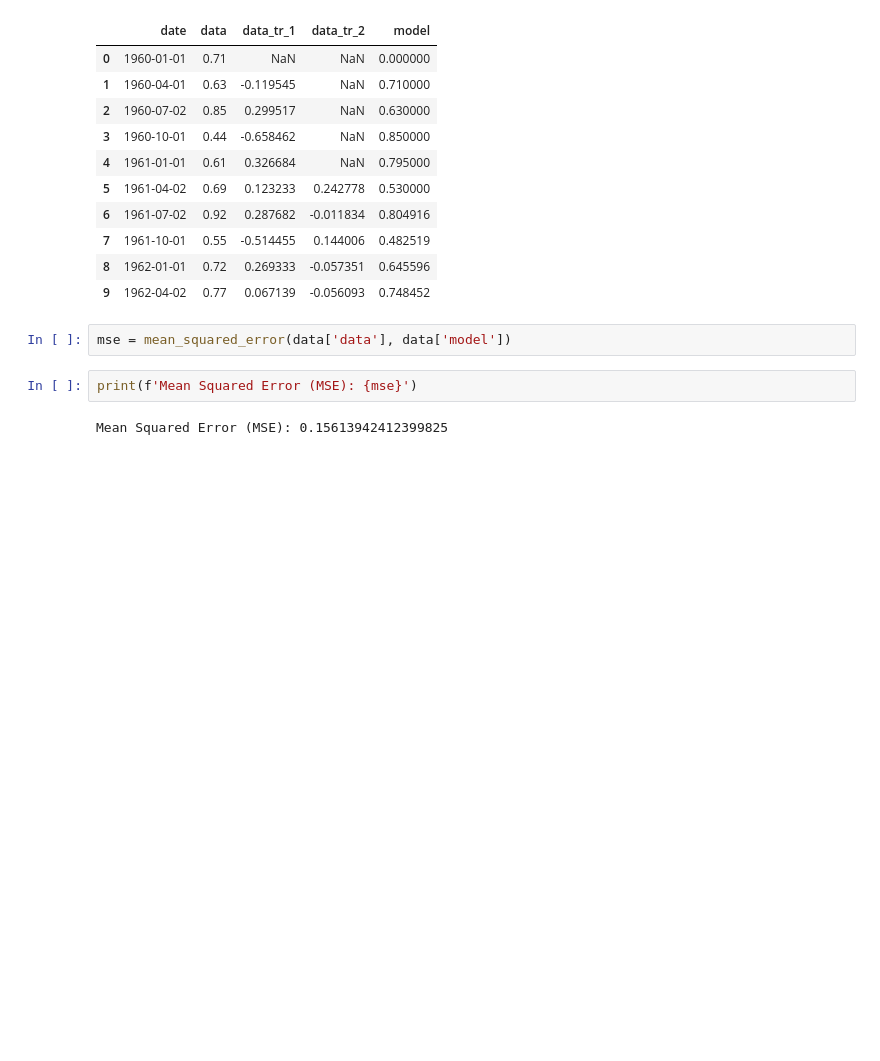
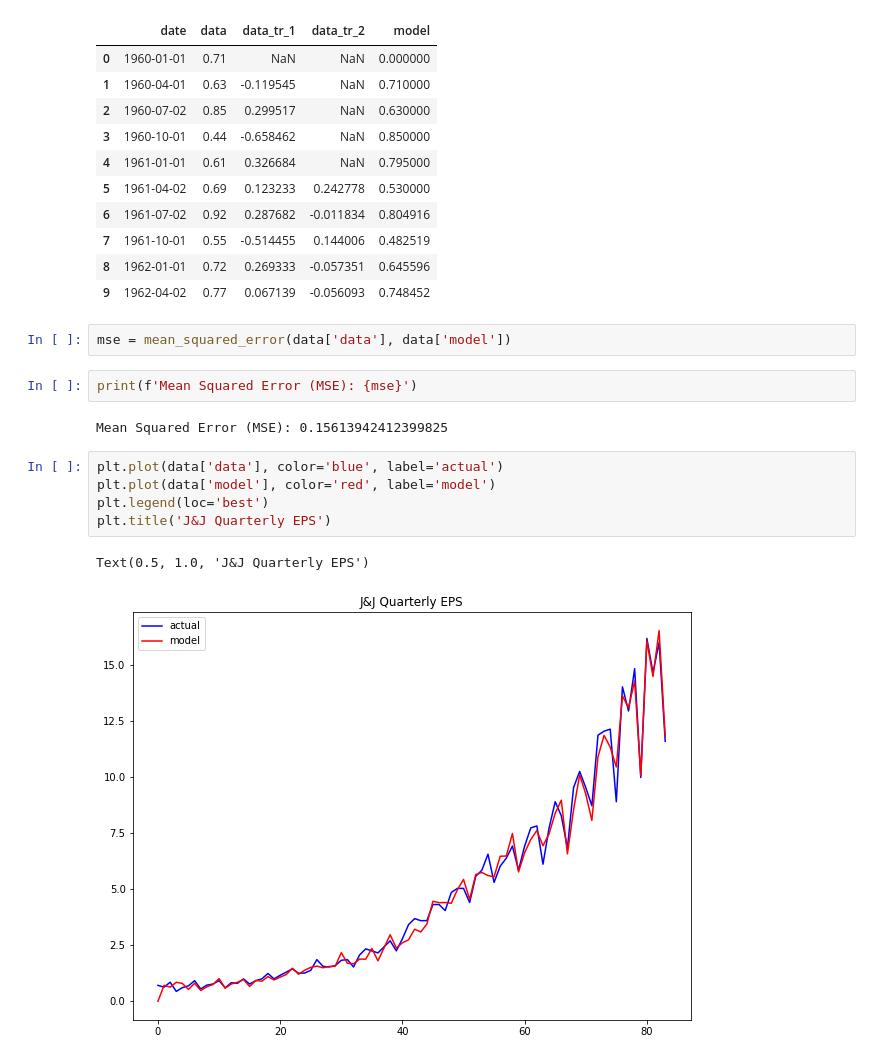
Before and after one commit to thiago2608santana/Analise_Series_Temporais, a Jupyter notebook: SARIMA.ipynb, the cells around one changed output. Saved outputs shown, nothing was run; the diff lists cells and outputs as text; blank space fills up the shorter version.

```diff
--- a/SARIMA.ipynb
+++ b/SARIMA.ipynb
@@ -239,3 +239,11 @@ mse = mean_squared_error(data['data'], data['model'])
 print(f'Mean Squared Error (MSE): {mse}')
 # %% [output]
 Mean Squared Error (MSE): 0.15613942412399825
+# %%
+plt.plot(data['data'], color='blue', label='actual')
+plt.plot(data['model'], color='red', label='model')
+plt.legend(loc='best')
+plt.title('J&J Quarterly EPS')
+# %% [output]
+Text(0.5, 1.0, 'J&J Quarterly EPS')
+[figure, added]
```
